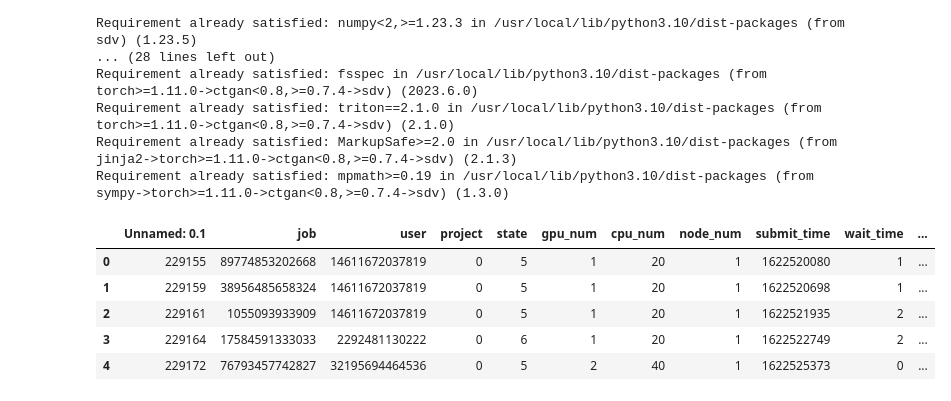
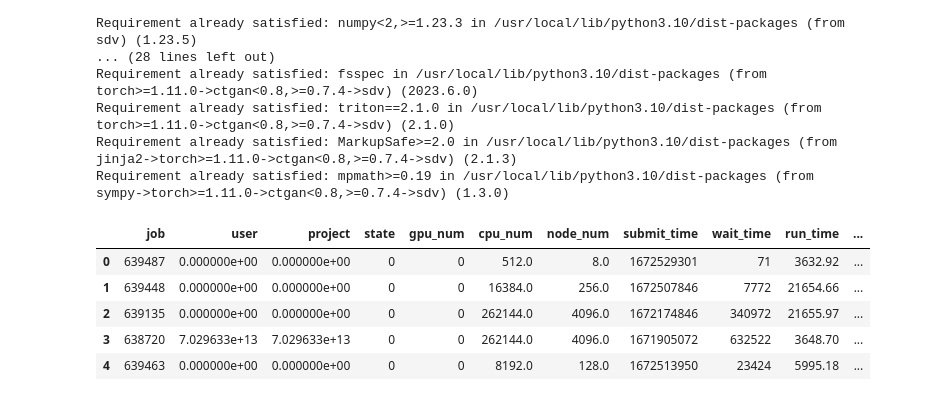
Before and after one commit to MonishSoundarRaj/data_check_generator, a Jupyter notebook: Copy_of_sdv_syn.ipynb, the cells around one changed output. Drawn from its saved outputs; the diff is of its cells as text; code cells hidden in the pictures.

```diff
--- a/Copy_of_sdv_syn.ipynb
+++ b/Copy_of_sdv_syn.ipynb
@@ -24,13 +24,13 @@ Requirement already satisfied: mpmath>=0.19 in /usr/local/lib/python3.10/dist-pa
 import pandas as pd
 import numpy as np
 # %%
-df_main = pd.read_csv("data_supercloud.csv")
+df_main = pd.read_csv("data_theta.csv")
 df_main.drop("Unnamed: 0", axis=1, inplace=True)
 df_main.head()
 # %% [output]
-|  | Unnamed: 0.1 | job | user | project | state | gpu_num | cpu_num | node_num | submit_time | wait_time | ... |
-| 0 | 229155 | 89774853202668 | 14611672037819 | 0 | 5 | 1 | 20 | 1 | 1622520080 | 1 | ... |
-| 1 | 229159 | 38956485658324 | 14611672037819 | 0 | 5 | 1 | 20 | 1 | 1622520698 | 1 | ... |
-| 2 | 229161 | 1055093933909 | 14611672037819 | 0 | 5 | 1 | 20 | 1 | 1622521935 | 2 | ... |
-| 3 | 229164 | 17584591333033 | 2292481130222 | 0 | 6 | 1 | 20 | 1 | 1622522749 | 2 | ... |
-| 4 | 229172 | 76793457742827 | 32195694464536 | 0 | 5 | 2 | 40 | 1 | 1622525373 | 0 | ... |
+|  | job | user | project | state | gpu_num | cpu_num | node_num | submit_time | wait_time | run_time | ... |
+| 0 | 639487 | 0.000000e+00 | 0.000000e+00 | 0 | 0 | 512.0 | 8.0 | 1672529301 | 71 | 3632.92 | ... |
+| 1 | 639448 | 0.000000e+00 | 0.000000e+00 | 0 | 0 | 16384.0 | 256.0 | 1672507846 | 7772 | 21654.66 | ... |
+| 2 | 639135 | 0.000000e+00 | 0.000000e+00 | 0 | 0 | 262144.0 | 4096.0 | 1672174846 | 340972 | 21655.97 | ... |
+| 3 | 638720 | 7.029633e+13 | 7.029633e+13 | 0 | 0 | 262144.0 | 4096.0 | 1671905072 | 632522 | 3648.70 | ... |
+| 4 | 639463 | 0.000000e+00 | 0.000000e+00 | 0 | 0 | 8192.0 | 128.0 | 1672513950 | 23424 | 5995.18 | ... |
```
Also changed, not shown: parts of 11 cells of this notebook.
